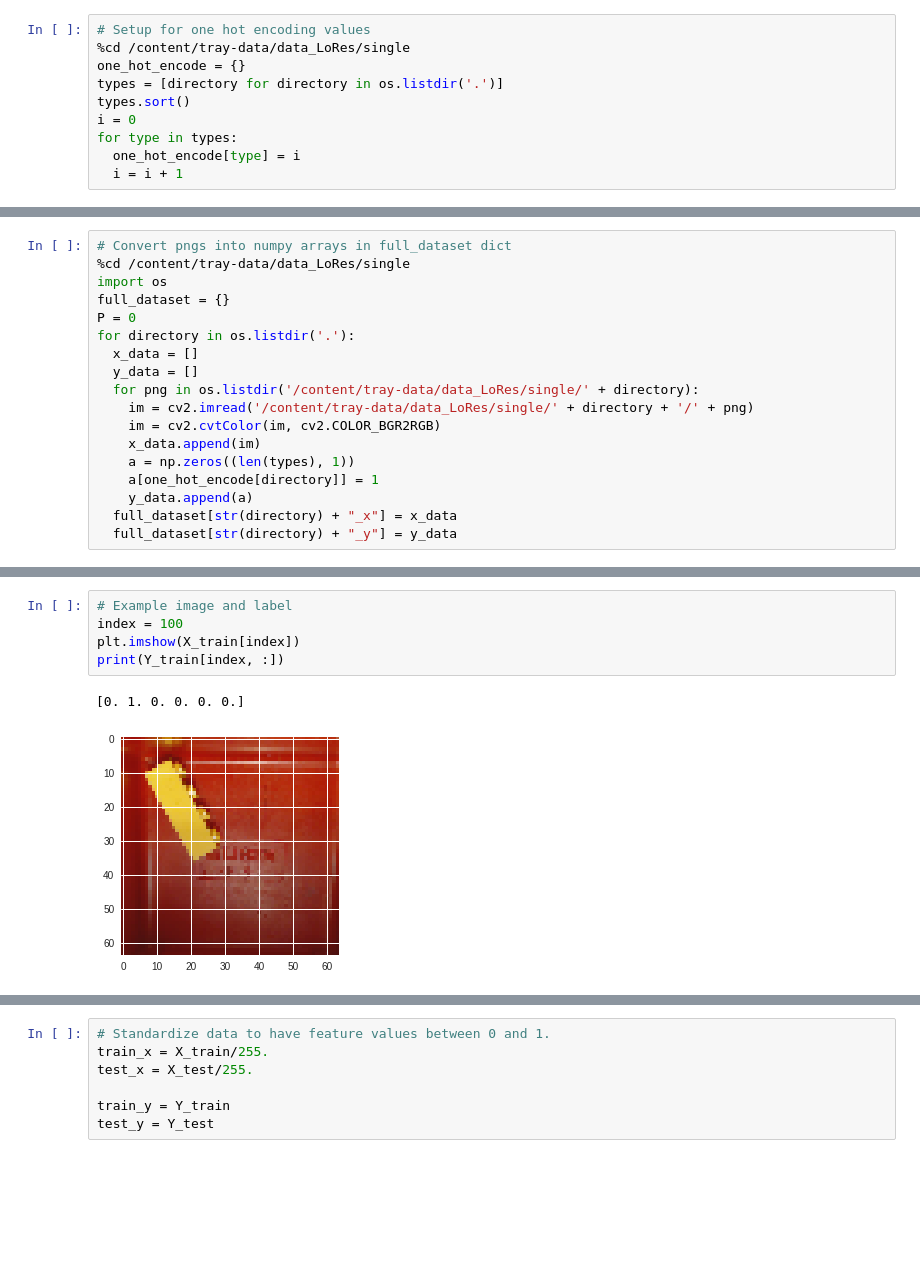
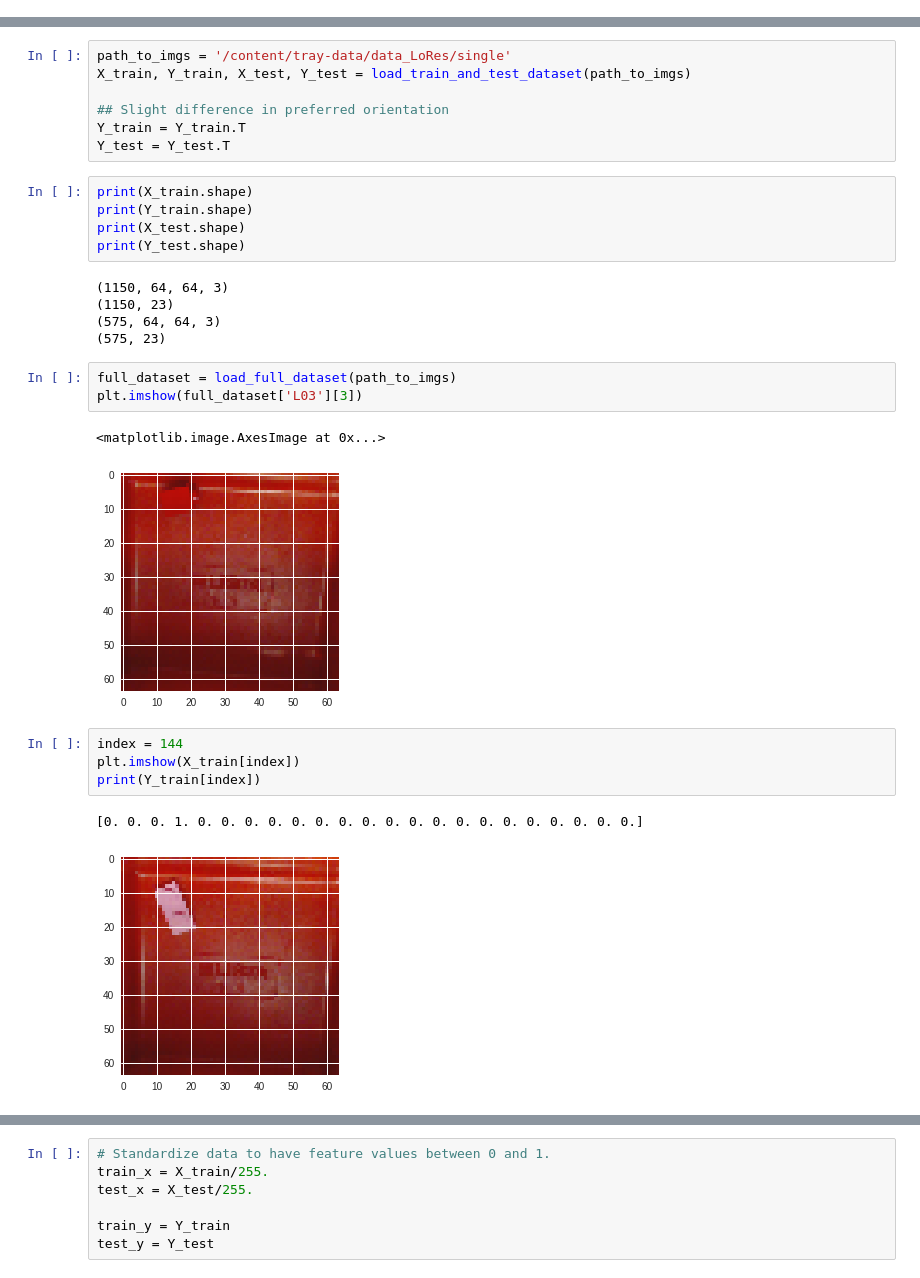
Before and after one commit to tylerlum/Tray_Image_Classifier_A, a Jupyter notebook: Tray_Image_Classifier_B.ipynb, the cells around one changed output, grey strips where cells are left out. Drawn from its saved outputs; the diff is of its cells as text; blank space fills up the shorter version.

```diff
--- a/Tray_Image_Classifier_B.ipynb
+++ b/Tray_Image_Classifier_B.ipynb
@@ -114,10 +70,0 @@ from keras import metrics
-# %%
-# Setup for one hot encoding values
-%cd /content/tray-data/data_LoRes/single
-one_hot_encode = {}
-types = [directory for directory in os.listdir('.')]
-types.sort()
-i = 0
-for type in types:
-  one_hot_encode[type] = i
-  i = i + 1
@@ -129,18 +70,0 @@ for type in types:
-# %%
-# Convert pngs into numpy arrays in full_dataset dict
-%cd /content/tray-data/data_LoRes/single
-import os
-full_dataset = {}
-P = 0
-for directory in os.listdir('.'):
-  x_data = []
-  y_data = []
-  for png in os.listdir('/content/tray-data/data_LoRes/single/' + directory):
-    im = cv2.imread('/content/tray-data/data_LoRes/single/' + directory + '/' + png)
-    im = cv2.cvtColor(im, cv2.COLOR_BGR2RGB)
-    x_data.append(im)
-    a = np.zeros((len(types), 1))
-    a[one_hot_encode[directory]] = 1
-    y_data.append(a)
-  full_dataset[str(directory) + "_x"] = x_data
-  full_dataset[str(directory) + "_y"] = y_data
@@ -231,8 +203,30 @@ print(Y_test.shape)
+# %%
+path_to_imgs = '/content/tray-data/data_LoRes/single'
+X_train, Y_train, X_test, Y_test = load_train_and_test_dataset(path_to_imgs)
+
+## Slight difference in preferred orientation
+Y_train = Y_train.T
+Y_test = Y_test.T
+# %%
+print(X_train.shape)
+print(Y_train.shape)
+print(X_test.shape)
+print(Y_test.shape)
+# %% [output]
+(1150, 64, 64, 3)
+(1150, 23)
+(575, 64, 64, 3)
+(575, 23)
+# %%
+full_dataset = load_full_dataset(path_to_imgs)
+plt.imshow(full_dataset['L03'][3])
+# %% [output]
+<matplotlib.image.AxesImage at 0x...>
+[figure, added]
 # %%
-# Example image and label
-index = 100
+index = 144
 plt.imshow(X_train[index])
-print(Y_train[index, :])
+print(Y_train[index])
 # %% [output]
-[0. 1. 0. 0. 0. 0.]
+[0. 0. 0. 1. 0. 0. 0. 0. 0. 0. 0. 0. 0. 0. 0. 0. 0. 0. 0. 0. 0. 0. 0.]
-[figure, old version]
+[figure, new version]
```
Also changed, not shown: parts of 26 cells of this notebook.
